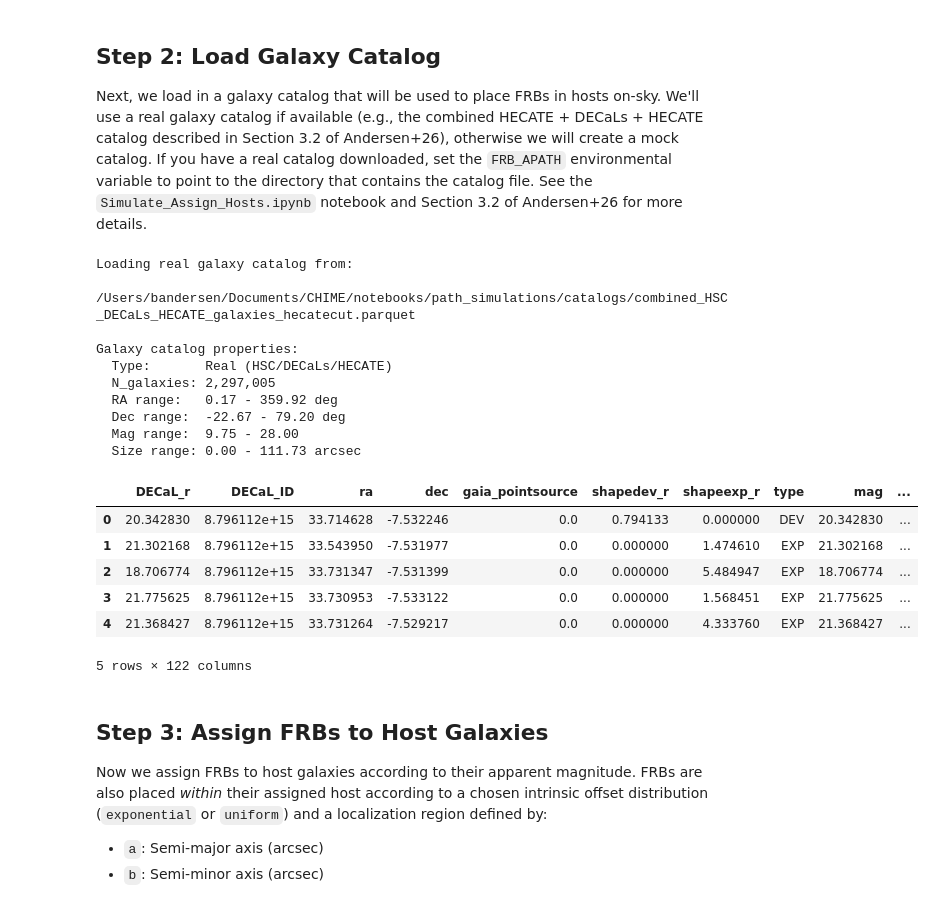
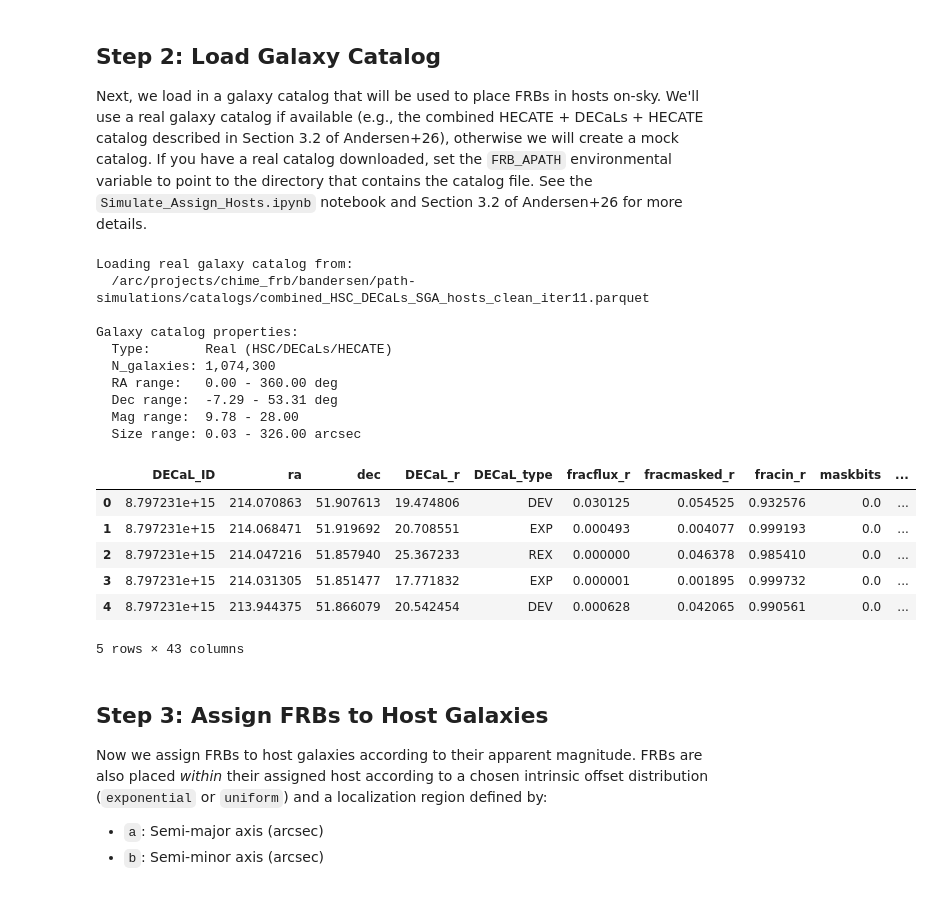
Before and after one commit to FRBs/astropath, a Jupyter notebook: docs/nb/Simulate_Run_PATH.ipynb, the cells around one changed output. Cells and saved outputs as stored; diff of their text form; code cells hidden in the pictures.

```diff
--- a/docs/nb/Simulate_Run_PATH.ipynb
+++ b/docs/nb/Simulate_Run_PATH.ipynb
@@ -134,7 +141,7 @@ FRB properties:
 Next, we load in a galaxy catalog that will be used to place FRBs in hosts on-sky. We'll use a real galaxy catalog if available (e.g., the combined HECATE + DECaLs + HECATE catalog described in Section 3.2 of Andersen+26), otherwise we will create a mock catalog. If you have a real catalog downloaded, set the `FRB_APATH` environmental variable to point to the directory that contains the catalog file. See the `Simulate_Assign_Hosts.ipynb` notebook and Section 3.2 of Andersen+26 for more details.
 # %%
 # Set the directory where simulation catalogs are downloaded
-os.environ['FRB_APATH'] = '/Users/bandersen/Documents/CHIME/notebooks/path_simulations/catalogs/'
+os.environ['FRB_APATH'] = '/arc/projects/chime_frb/bandersen/path-simulations/'
 
 def create_mock_galaxy_catalog(n_galaxies=10000, seed=42):
     """
@@ -162,48 +169,48 @@ def create_mock_galaxy_catalog(n_galaxies=10000, seed=42):
         'half_light': half_light,
         'ID': np.arange(n_galaxies)
     })
 
     return df
 
 
 # First, try to load real catalog from indicated fn and FRB_APATH directory
-fn = 'combined_HSC_DECaLs_HECATE_galaxies_hecatecut.parquet'
-catalog_path = Path(os.getenv('FRB_APATH')) / fn
+fn = 'combined_HSC_DECaLs_SGA_hosts_clean_iter11.parquet'
+catalog_path = Path(os.path.join(os.getenv('FRB_APATH'), 'catalogs', fn))
 if catalog_path.exists():
     galaxies = load_galaxy_catalog(catalog_fn=fn)
     is_real = True
 else:
     # Otherwise, generate a mock catalog, for illustration purposes
     galaxies = create_mock_galaxy_catalog(n_galaxies=10000, seed=seed)
     is_real = False
 
 print(f"\nGalaxy catalog properties:")
 print(f"  Type:       {'Real (HSC/DECaLs/HECATE)' if is_real else 'Mock'}")
 print(f"  N_galaxies: {len(galaxies):,}")
 print(f"  RA range:   {galaxies['ra'].min():.2f} - {galaxies['ra'].max():.2f} deg")
 print(f"  Dec range:  {galaxies['dec'].min():.2f} - {galaxies['dec'].max():.2f} deg")
 print(f"  Mag range:  {galaxies['mag_best'].min():.2f} - {galaxies['mag_best'].max():.2f}")
 print(f"  Size range: {galaxies['half_light'].min():.2f} - {galaxies['half_light'].max():.2f} arcsec")
 
 galaxies.head()
 # %% [output]
 Loading real galaxy catalog from:
-  /Users/bandersen/Documents/CHIME/notebooks/path_simulations/catalogs/combined_HSC_DECaLs_HECATE_galaxies_hecatecut.parquet
+  /arc/projects/chime_frb/bandersen/path-simulations/catalogs/combined_HSC_DECaLs_SGA_hosts_clean_iter11.parquet
 
 Galaxy catalog properties:
   Type:       Real (HSC/DECaLs/HECATE)
-  N_galaxies: 2,297,005
-  RA range:   0.17 - 359.92 deg
-  Dec range:  -22.67 - 79.20 deg
-  Mag range:  9.75 - 28.00
-  Size range: 0.00 - 111.73 arcsec
+  N_galaxies: 1,074,300
+  RA range:   0.00 - 360.00 deg
+  Dec range:  -7.29 - 53.31 deg
+  Mag range:  9.78 - 28.00
+  Size range: 0.03 - 326.00 arcsec
-|  | DECaL_r | DECaL_ID | ra | dec | gaia_pointsource | shapedev_r | shapeexp_r | type | mag | ... |
-| 0 | 20.342830 | 8.796112e+15 | 33.714628 | -7.532246 | 0.0 | 0.794133 | 0.000000 | DEV | 20.342830 | ... |
-| 1 | 21.302168 | 8.796112e+15 | 33.543950 | -7.531977 | 0.0 | 0.000000 | 1.474610 | EXP | 21.302168 | ... |
-| 2 | 18.706774 | 8.796112e+15 | 33.731347 | -7.531399 | 0.0 | 0.000000 | 5.484947 | EXP | 18.706774 | ... |
-| 3 | 21.775625 | 8.796112e+15 | 33.730953 | -7.533122 | 0.0 | 0.000000 | 1.568451 | EXP | 21.775625 | ... |
-| 4 | 21.368427 | 8.796112e+15 | 33.731264 | -7.529217 | 0.0 | 0.000000 | 4.333760 | EXP | 21.368427 | ... |
+|  | DECaL_ID | ra | dec | DECaL_r | DECaL_type | fracflux_r | fracmasked_r | fracin_r | maskbits | ... |
+| 0 | 8.797231e+15 | 214.070863 | 51.907613 | 19.474806 | DEV | 0.030125 | 0.054525 | 0.932576 | 0.0 | ... |
+| 1 | 8.797231e+15 | 214.068471 | 51.919692 | 20.708551 | EXP | 0.000493 | 0.004077 | 0.999193 | 0.0 | ... |
+| 2 | 8.797231e+15 | 214.047216 | 51.857940 | 25.367233 | REX | 0.000000 | 0.046378 | 0.985410 | 0.0 | ... |
+| 3 | 8.797231e+15 | 214.031305 | 51.851477 | 17.771832 | EXP | 0.000001 | 0.001895 | 0.999732 | 0.0 | ... |
+| 4 | 8.797231e+15 | 213.944375 | 51.866079 | 20.542454 | DEV | 0.000628 | 0.042065 | 0.990561 | 0.0 | ... |
-5 rows × 122 columns
+5 rows × 43 columns
 # %% [markdown]
 ## Step 3: Assign FRBs to Host Galaxies
 
```
Also changed, not shown: parts of 19 cells of this notebook, 3 other files.
